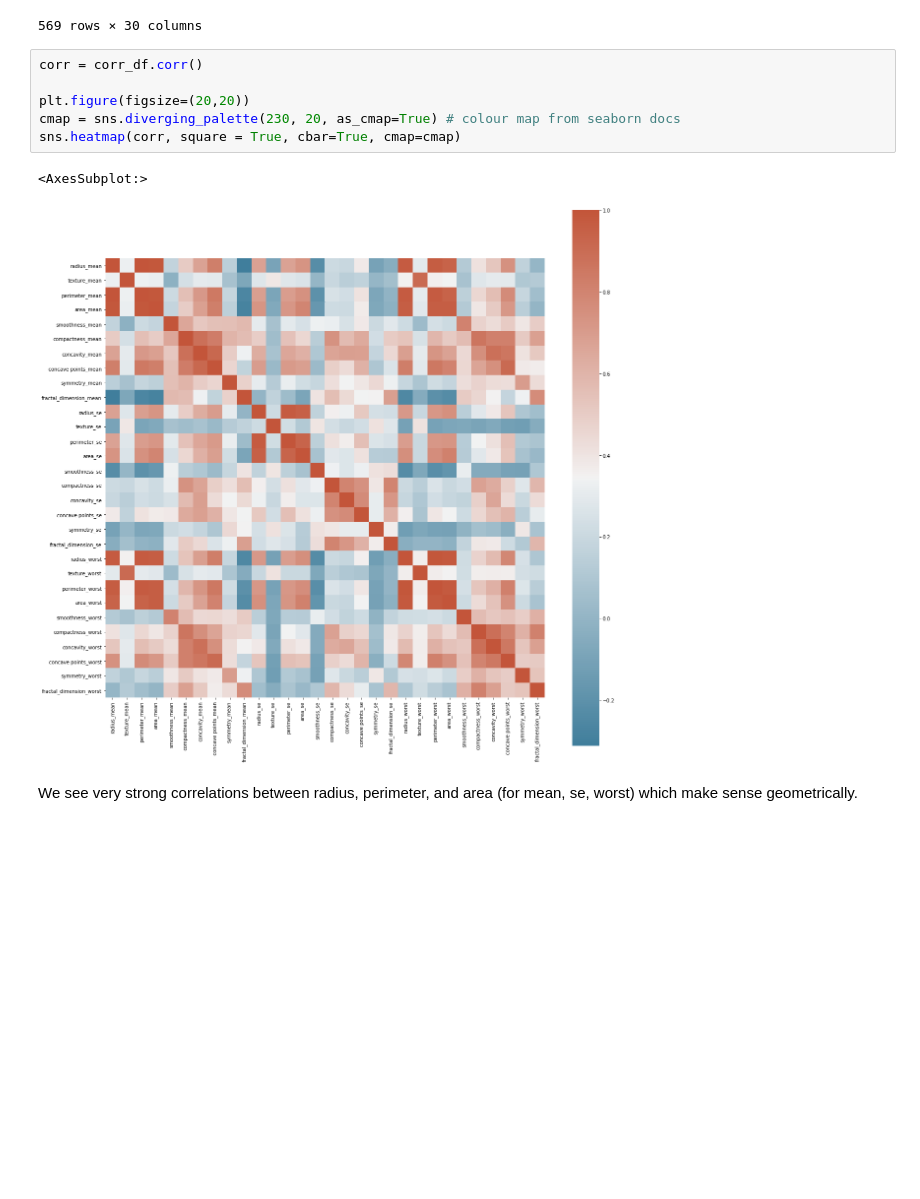
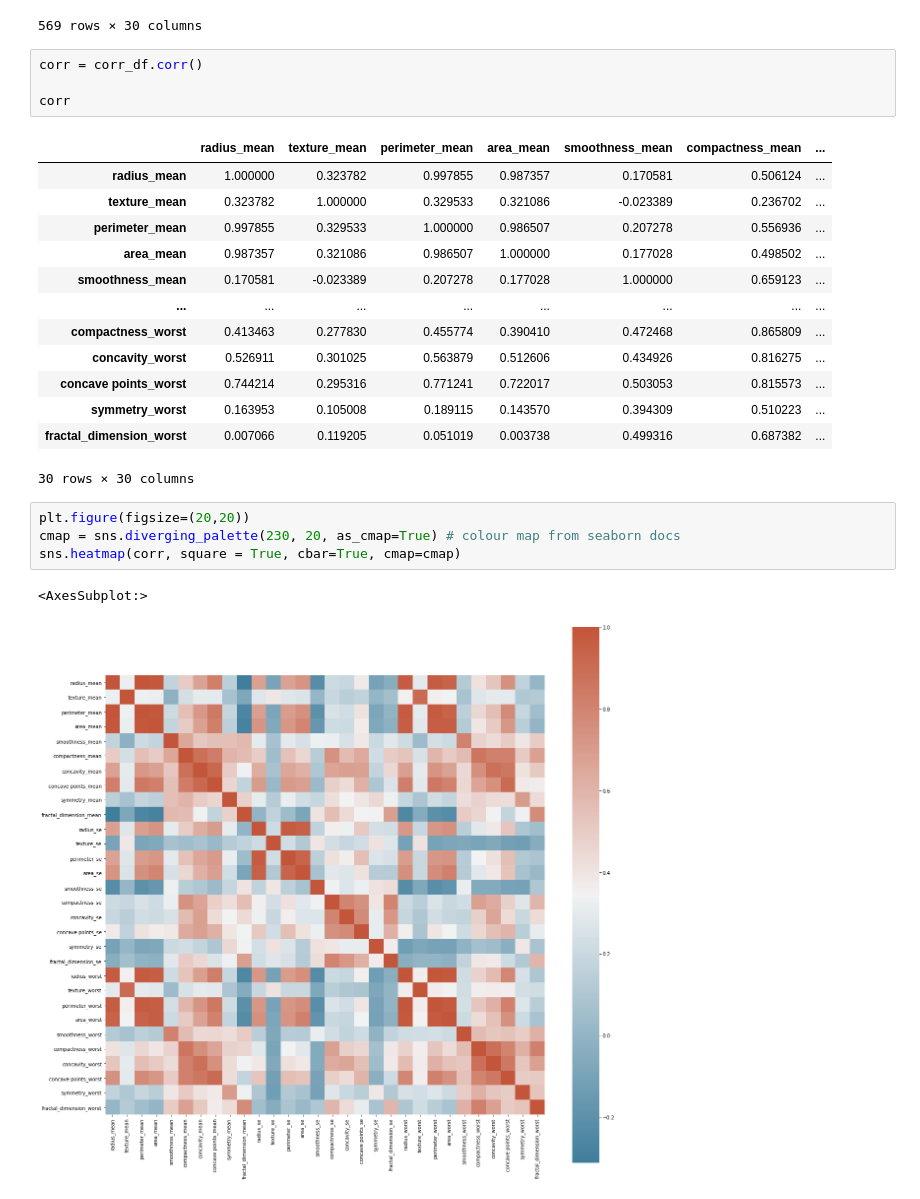
Before and after one commit to malthusohtj/breast_cancer_prediction, a Jupyter notebook: breast_cancer_pred.ipynb, the cells around one changed output. Drawn from its saved outputs; the diff is of its cells as text; blank space fills up the shorter version.

```diff
--- a/breast_cancer_pred.ipynb
+++ b/breast_cancer_pred.ipynb
@@ -275,14 +275,28 @@ corr_df
 | 567 | 20.60 | 29.33 | 140.10 | 1265.0 | 0.11780 | 0.27700 | ... |
 | 568 | 7.76 | 24.54 | 47.92 | 181.0 | 0.05263 | 0.04362 | ... |
 569 rows × 30 columns
+# %%
+corr = corr_df.corr()
+
+corr
+# %% [output]
+|  | radius_mean | texture_mean | perimeter_mean | area_mean | smoothness_mean | compactness_mean | ... |
+| radius_mean | 1.000000 | 0.323782 | 0.997855 | 0.987357 | 0.170581 | 0.506124 | ... |
+| texture_mean | 0.323782 | 1.000000 | 0.329533 | 0.321086 | -0.023389 | 0.236702 | ... |
+| perimeter_mean | 0.997855 | 0.329533 | 1.000000 | 0.986507 | 0.207278 | 0.556936 | ... |
+| area_mean | 0.987357 | 0.321086 | 0.986507 | 1.000000 | 0.177028 | 0.498502 | ... |
+| smoothness_mean | 0.170581 | -0.023389 | 0.207278 | 0.177028 | 1.000000 | 0.659123 | ... |
+| ... | ... | ... | ... | ... | ... | ... | ... |
+| compactness_worst | 0.413463 | 0.277830 | 0.455774 | 0.390410 | 0.472468 | 0.865809 | ... |
+| concavity_worst | 0.526911 | 0.301025 | 0.563879 | 0.512606 | 0.434926 | 0.816275 | ... |
+| concave points_worst | 0.744214 | 0.295316 | 0.771241 | 0.722017 | 0.503053 | 0.815573 | ... |
+| symmetry_worst | 0.163953 | 0.105008 | 0.189115 | 0.143570 | 0.394309 | 0.510223 | ... |
+| fractal_dimension_worst | 0.007066 | 0.119205 | 0.051019 | 0.003738 | 0.499316 | 0.687382 | ... |
+30 rows × 30 columns
 # %%
-corr = corr_df.corr()
-
 plt.figure(figsize=(20,20))
 cmap = sns.diverging_palette(230, 20, as_cmap=True) # colour map from seaborn docs
 sns.heatmap(corr, square = True, cbar=True, cmap=cmap)
 # %% [output]
 <AxesSubplot:>
 [figure]
-# %% [markdown]
-We see very strong correlations between radius, perimeter, and area (for mean, se, worst) which make sense geometrically.
```
Also changed, not shown: parts of 5 cells of this notebook.
